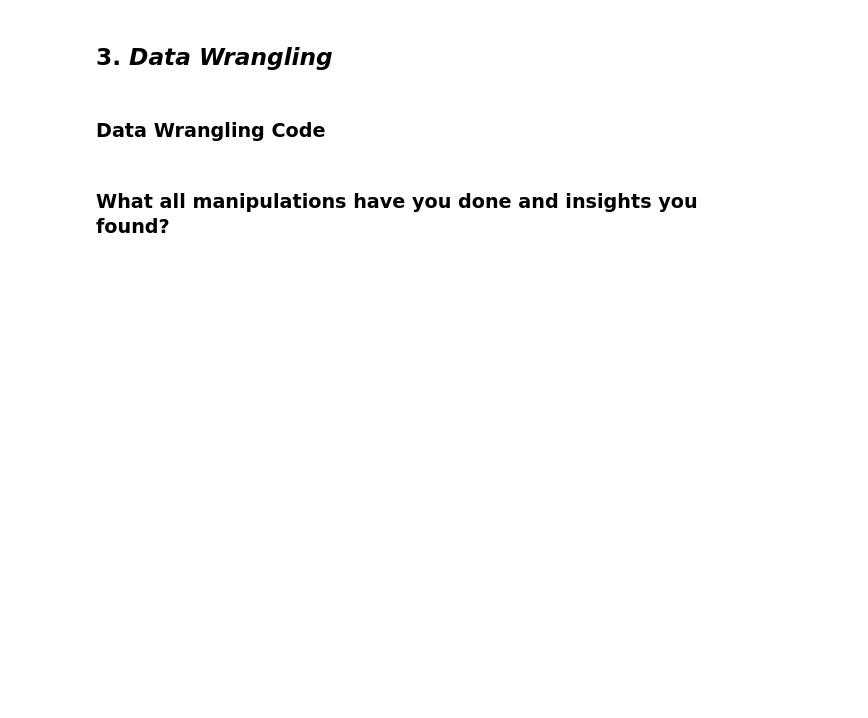
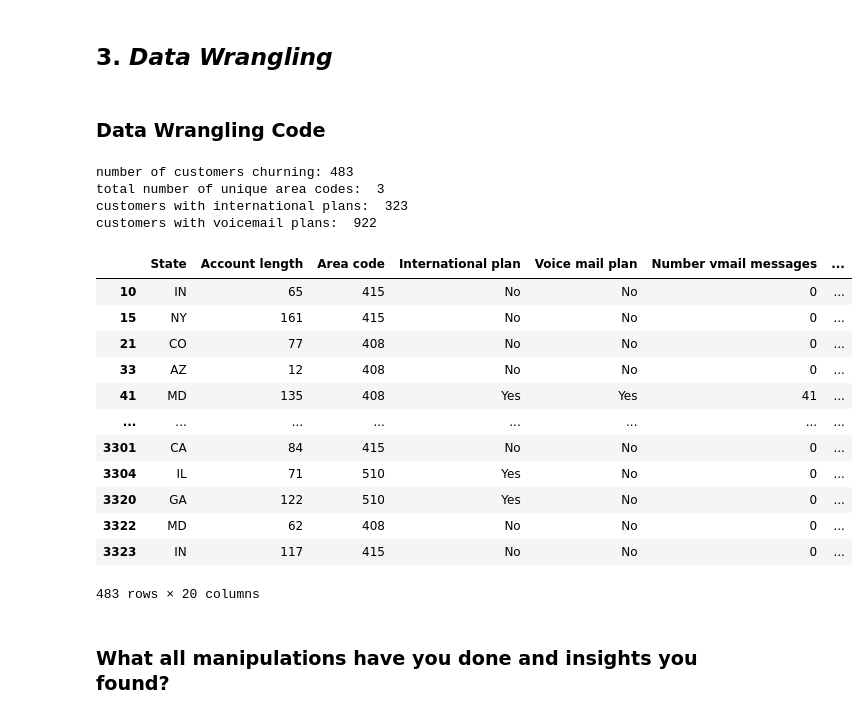
Before and after one commit to dipakpatil2001/Projects_Portfolio, a Jupyter notebook: TelecommChurn.ipynb, the cells around one changed output. Cells and saved outputs as stored; diff of their text form; code cells hidden in the pictures; blank space fills up the shorter version.

```diff
--- a/TelecommChurn.ipynb
+++ b/TelecommChurn.ipynb
@@ -275,3 +273,34 @@ number of unique values in Churn is 2
+# %%
+# Write your code to make your dataset analysis ready.
+print("number of customers churning:",df[df["Churn"]==True]["Churn"].count())  # total no of customers churning
+
+churn_df=df[df['Churn']==True]                                              # creating separate dataframe for churned customers
+
+print("total number of unique area codes: ", df['Area code'].nunique())     # unique area codes
+
+print("customers with international plans: ", df[df["International plan"]=="Yes"]["International plan"].count()) # total number of customer with activated international plan
+
+print("customers with voicemail plans: ", df[df["Voice mail plan"]=="Yes"]["Voice mail plan"].count())  # total number of customer with activated voice mail plan
+
+churn_df
+# %% [output]
+number of customers churning: 483
+total number of unique area codes:  3
+customers with international plans:  323
+customers with voicemail plans:  922
+|  | State | Account length | Area code | International plan | Voice mail plan | Number vmail messages | ... |
+| 10 | IN | 65 | 415 | No | No | 0 | ... |
+| 15 | NY | 161 | 415 | No | No | 0 | ... |
+| 21 | CO | 77 | 408 | No | No | 0 | ... |
+| 33 | AZ | 12 | 408 | No | No | 0 | ... |
+| 41 | MD | 135 | 408 | Yes | Yes | 41 | ... |
+| ... | ... | ... | ... | ... | ... | ... | ... |
+| 3301 | CA | 84 | 415 | No | No | 0 | ... |
+| 3304 | IL | 71 | 510 | Yes | No | 0 | ... |
+| 3320 | GA | 122 | 510 | Yes | No | 0 | ... |
+| 3322 | MD | 62 | 408 | No | No | 0 | ... |
+| 3323 | IN | 117 | 415 | No | No | 0 | ... |
+483 rows × 20 columns
 # %% [markdown]
 ### What all manipulations have you done and insights you found?
 # %% [markdown]
```
Also changed, not shown: parts of 2 cells of this notebook.
